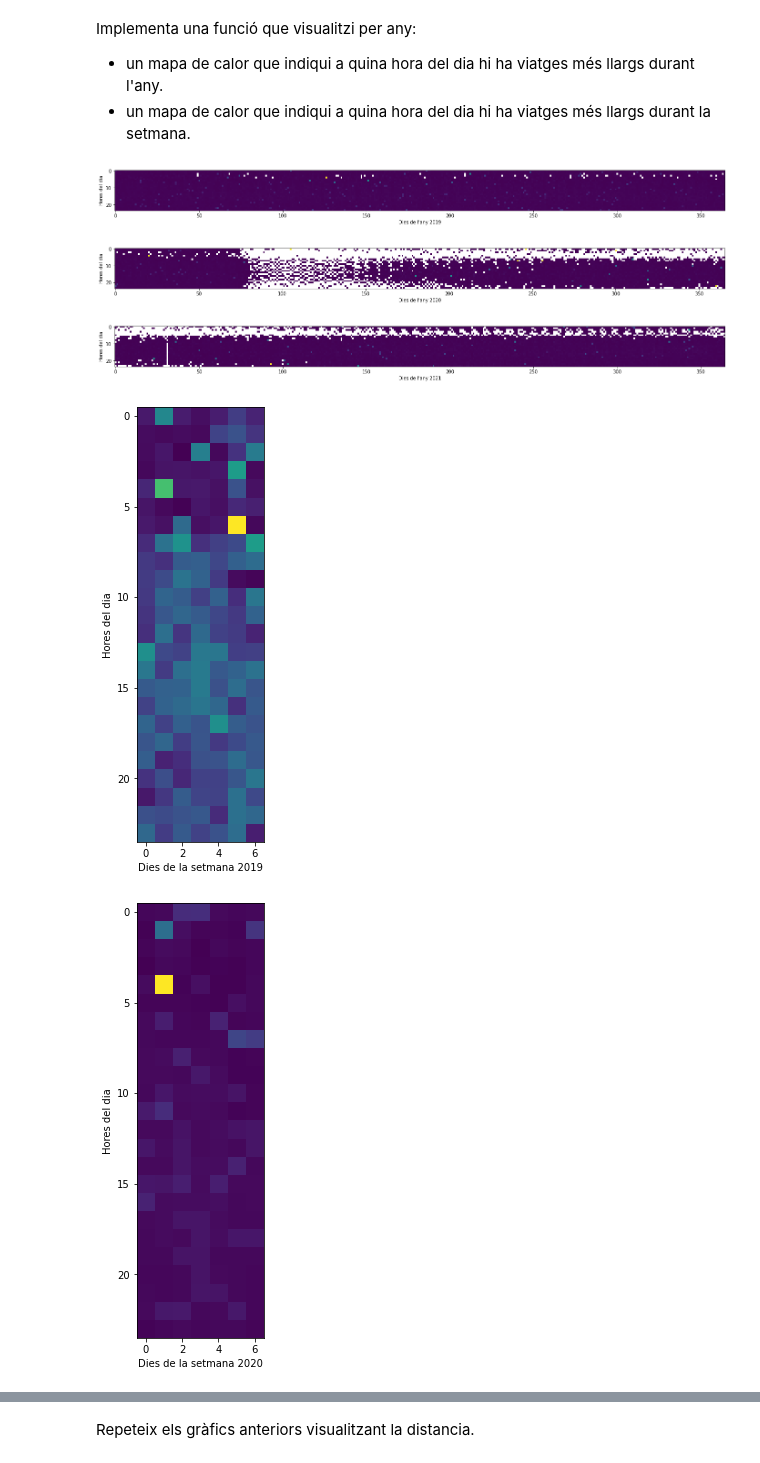
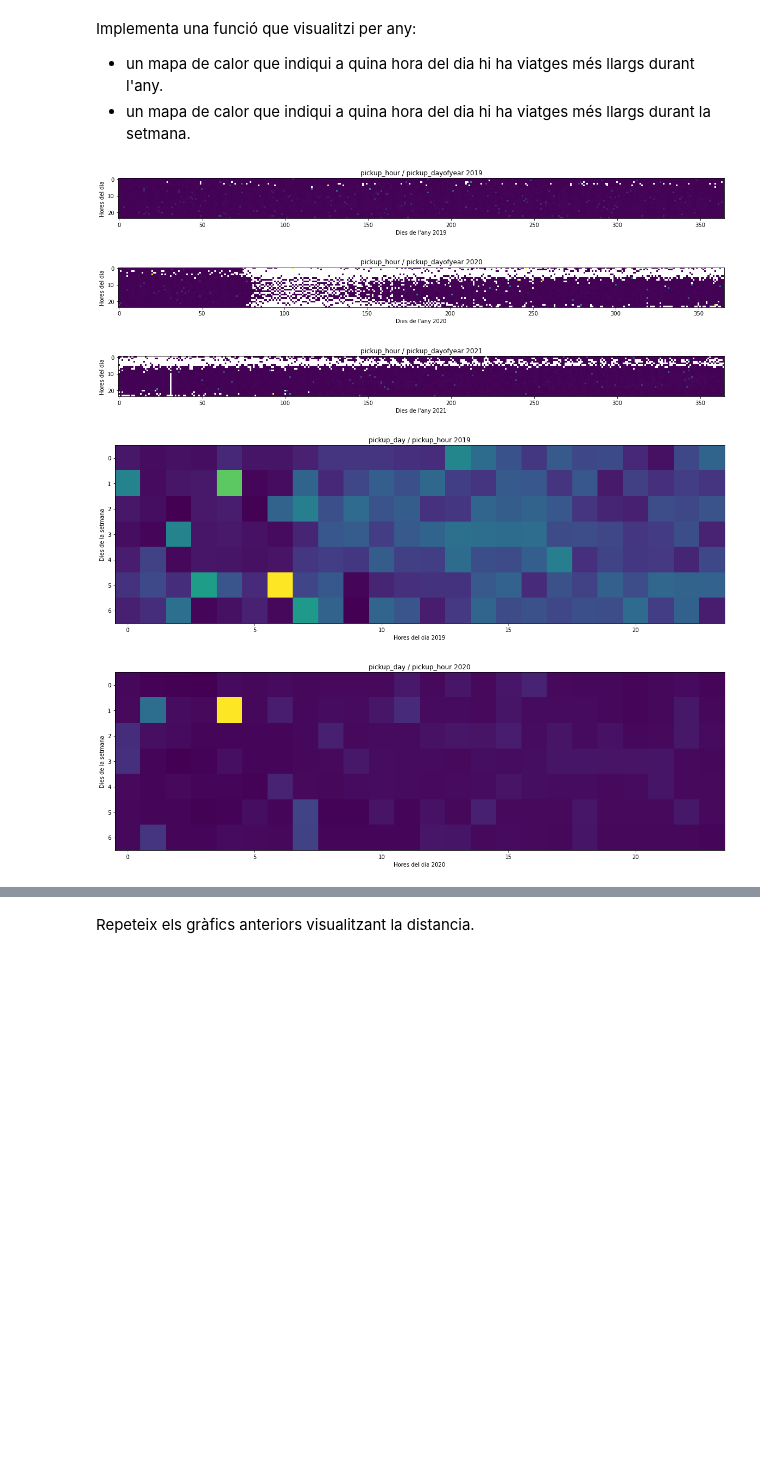
Before and after one commit to junjielyu13/Junior-Fall-Missions, a Jupyter notebook: TallerNousUsos/Practica/TNUI_P1/AssignmentCode-junjie.ipynb, the cells around one changed output, grey strips where cells are left out. Cells and saved outputs as stored; diff of their text form; code cells hidden in the pictures; blank space fills up the shorter version.

```diff
--- a/TallerNousUsos/Practica/TNUI_P1/AssignmentCode-junjie.ipynb
+++ b/TallerNousUsos/Practica/TNUI_P1/AssignmentCode-junjie.ipynb
@@ -174,19 +173,23 @@ def clean_data(data, year, month, sampling=1000):
     dataset = dataset[(anyCorrecte_pick & mesCorrecte_pick) & (anyCorrecte_drop & mesCorrecte_drop)]
 
     # La recollida és després que la finalització del trajecte.
-    dataset = dataset[dataset['tpep_dropoff_datetime']
-                      > dataset['tpep_pickup_datetime']]
+    dataset = dataset[dataset['tpep_dropoff_datetime'] > dataset['tpep_pickup_datetime']]
 
     # Viatges amb 0 passatges?
     dataset = dataset[dataset['passenger_count'] > 0]
 
     # Viatges molts llargs o molt curts?
-    dataset = dataset[dataset['passenger_count'] > 0]
+    dataset = dataset[dataset['trip_distance'] > 0]
 
     # Pagaments negatius.
     dataset = dataset[dataset['total_amount'] > 0]
+    dataset = dataset[dataset['fare_amount'] > 0]
 
-    dataset.drop_duplicates()
+    # location
+    location = (dataset['PULocationID'] > 0) & (dataset['PULocationID'] < 264) & (dataset['DOLocationID'] > 0) & (dataset['DOLocationID'] < 264)
+    dataset = dataset[location]
+
+
     return dataset
 # %% [markdown]
 A la funció *post_processing* podeu afegir tota aquesta informació que necessiteu sobre les dades per tal de dur a terme l'exploració necessària.
@@ -211,6 +214,9 @@ def post_processing(data):
     data['dropoff_month'] = pd.DatetimeIndex(data['tpep_dropoff_datetime']).month
 
     data['trip_duration'] = (data['tpep_dropoff_datetime'] -  data['tpep_pickup_datetime']).astype('timedelta64[s]')/3600
+    data['trip_distance'] = data['trip_distance'] / 1.6
+    data['mean_speed'] = data['trip_distance']/data['trip_duration']
+
 
     return data
 # %% [markdown]
@@ -540,11 +503,11 @@ def heatmap(df, group, column_data, xlabel, ylabel, columns=None):
     Funció que agrega les dades de manera adient per visualitzar un mapa de calor
     """
 
-    df = df.groupby(['year', group[1], group[0], column_data]).count().sort_values(by = ['pickup_dayofyear','pickup_hour']).reset_index()[['year',group[0],group[1],column_data]]
 
     for year in YEARS:
-        heatmap = pd.pivot_table(df[df['year'] == year], values = column_data, index=[group[0]], columns=group[1])
-        plt.subplots(figsize=(24,8))
+        heatmap = pd.pivot_table(df[df['year'] == year], values = column_data, index=group[0], columns=group[1])
+        plt.subplots(figsize=(20,10))
+        plt.title(f"{group[0]} / {group[1]} {year}")
         plt.xlabel(f"{xlabel} {year}")
         plt.ylabel(ylabel)
         plt.imshow(heatmap)
@@ -553,11 +516,11 @@ def heatmap(df, group, column_data, xlabel, ylabel, columns=None):
 # %%
 heatmap(df, ['pickup_hour', 'pickup_dayofyear'], 'trip_duration', 'Dies de l\'any', 'Hores del dia')
 # %% [output]
-[figure, old version]
+[figure, new version]
-[figure, old version]
+[figure, new version]
-[figure, old version]
+[figure, new version]
 # %%
-heatmap(df, ['pickup_hour', 'pickup_day'], 'trip_duration', 'Dies de la setmana', 'Hores del dia', ['Monday', 'Tuesday', 'Wednesday', 'Thursday', 'Friday', 'Saturday', 'Sunday'])
+heatmap(df, ['pickup_day', 'pickup_hour'], 'trip_duration', 'Hores del dia', 'Dies de la setmana', ['Monday', 'Tuesday', 'Wednesday', 'Thursday', 'Friday', 'Saturday', 'Sunday'])
 # %% [output]
-[figure, old version]
+[figure, new version]
-[figure, old version]
+[figure, new version]
```
Also changed, not shown: parts of 75 cells of this notebook, 1 other file.
